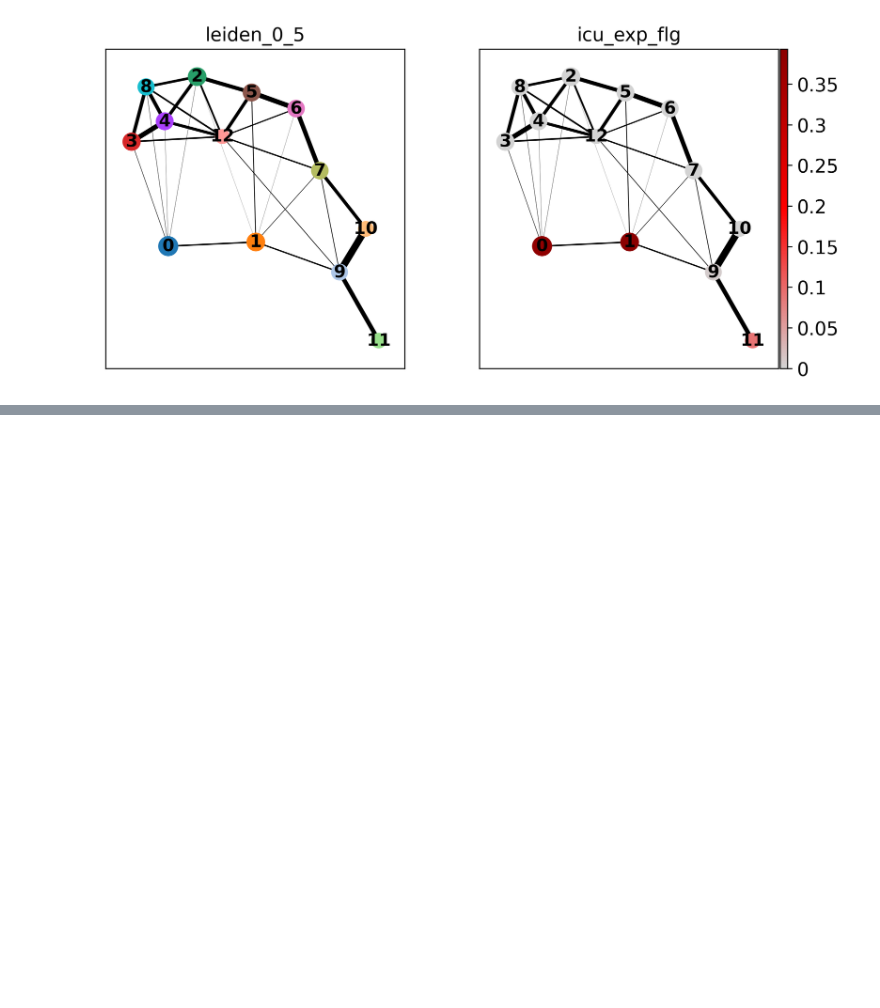
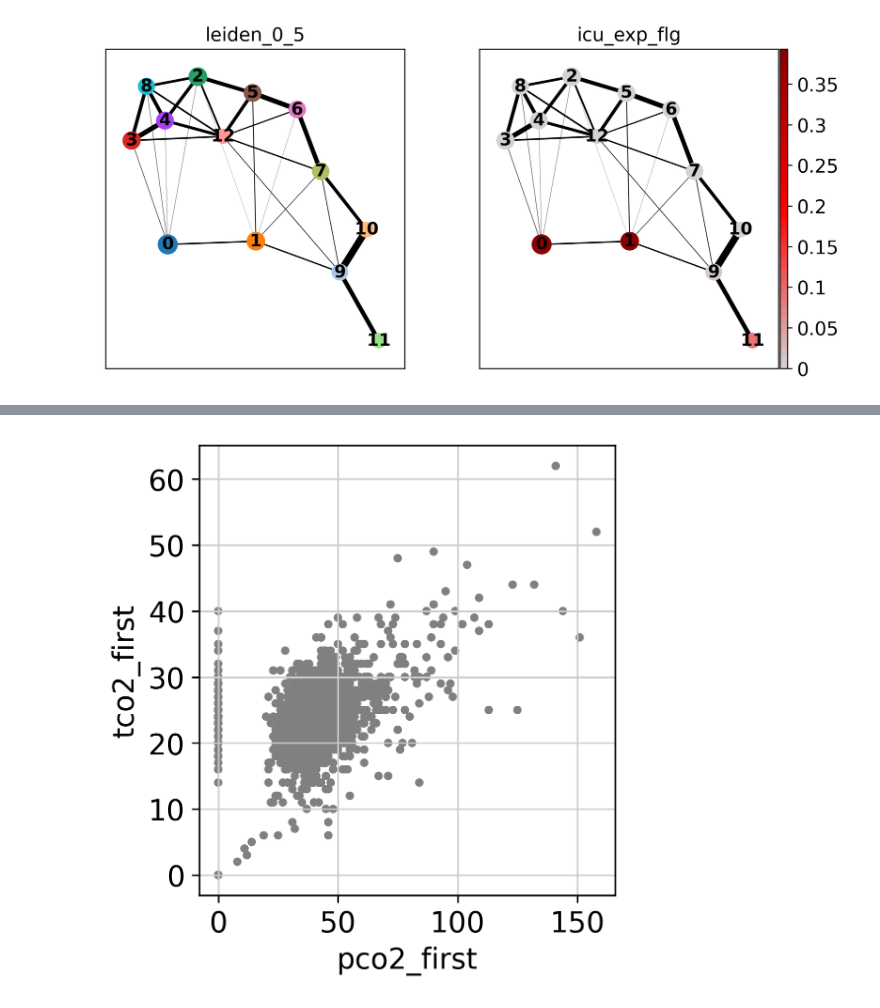
Before and after one commit to theislab/ehrapy, a Jupyter notebook: notebooks/mimic_2.ipynb, the cells around one changed output, grey strips where cells are left out. Saved outputs shown, nothing was run; the diff lists cells and outputs as text; code cells hidden in the pictures; blank space fills up the shorter version.

```diff
--- a/notebooks/mimic_2.ipynb
+++ b/notebooks/mimic_2.ipynb
@@ -153,0 +152,4 @@ ep.pl.draw_graph(adata_3, color=['leiden_0_5', 'icu_exp_flg'], legend_loc='on da
+# %%
+ep.pl.scatter(adata_3, "pco2_first", "tco2_first")
+# %% [output]
+[figure, added]
```
Also changed, not shown: parts of 2 cells of this notebook, 1 other file.
